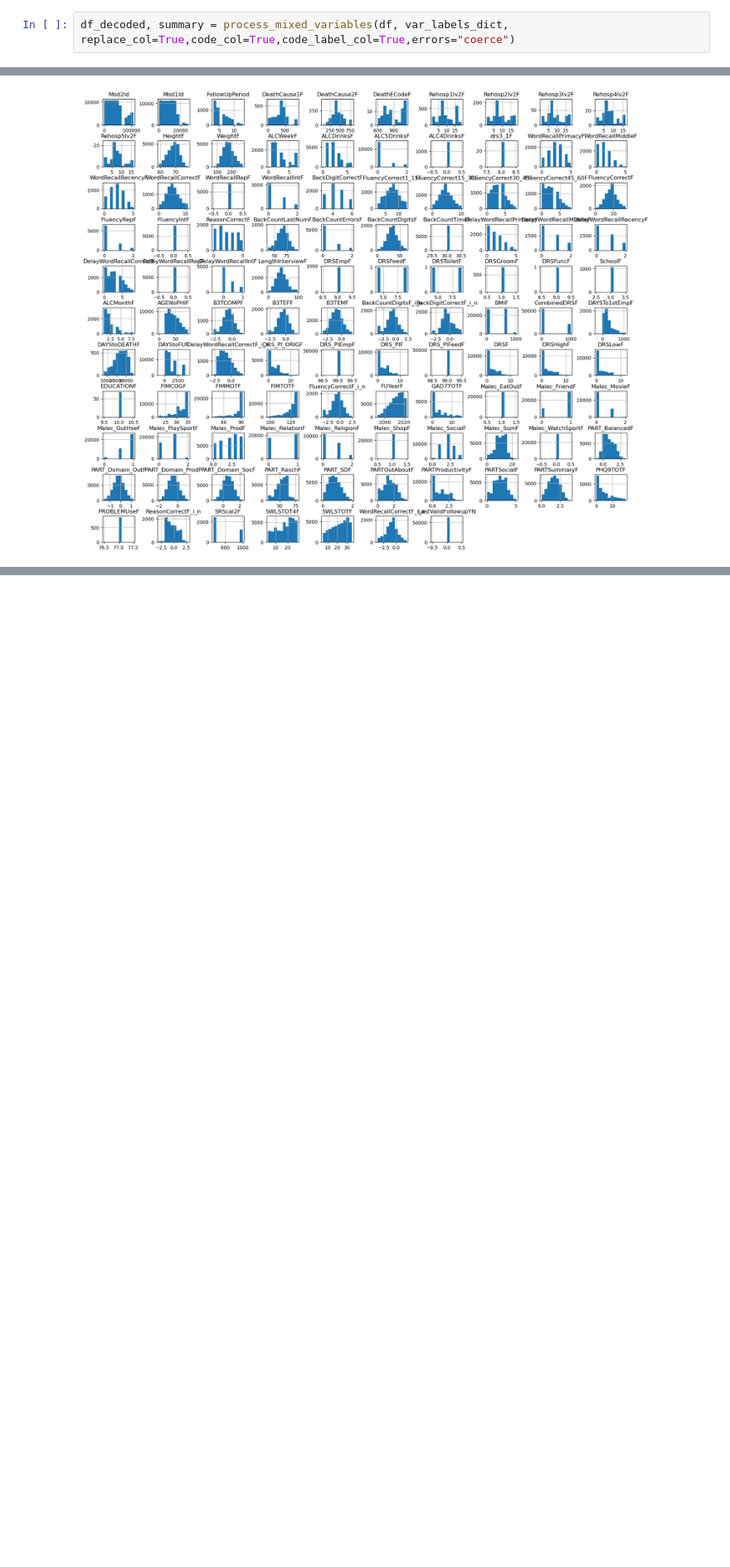
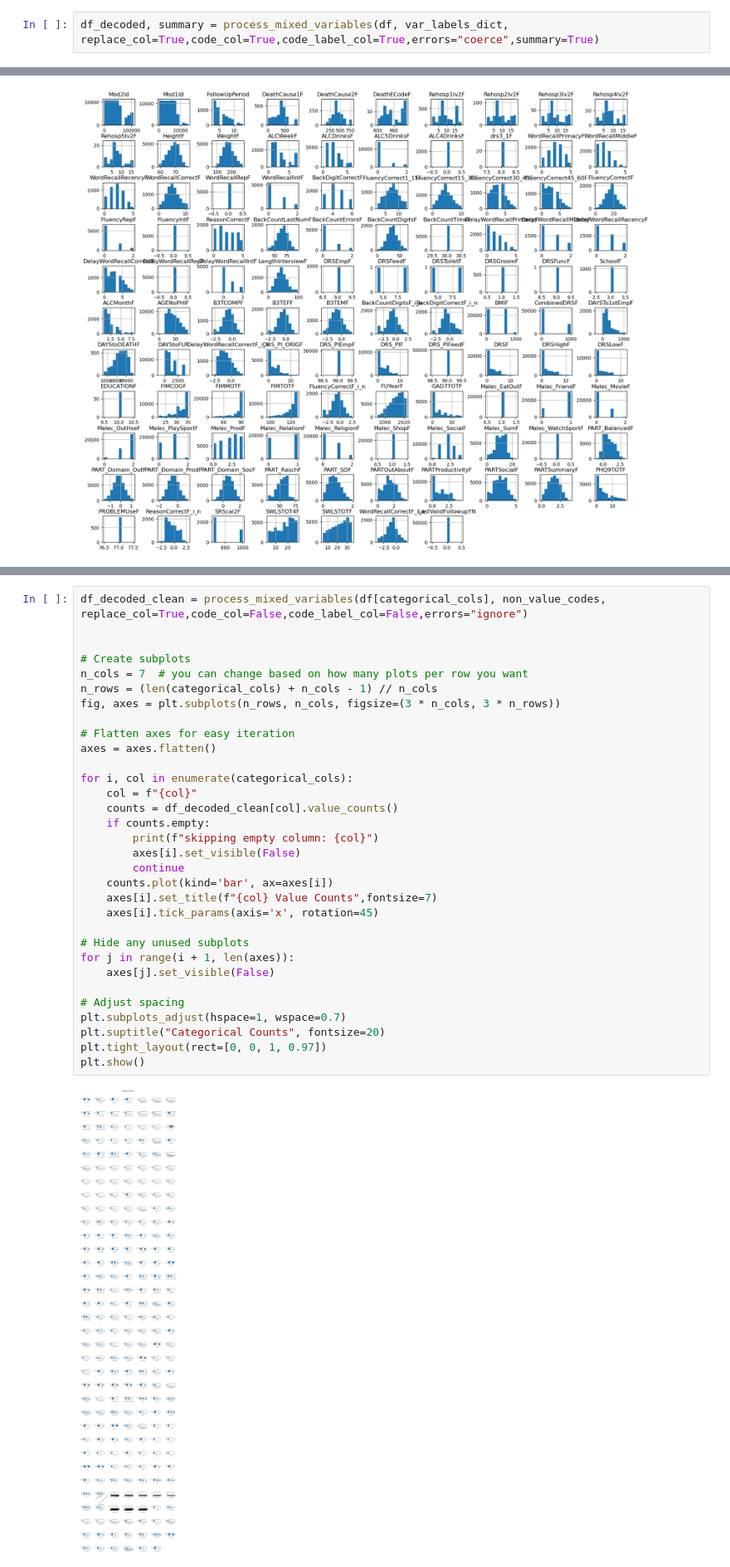
Before and after one commit to olsenben/PREDDICT-SPAULDING, a Jupyter notebook: notebooks/01_data_preprocessing_form_2.ipynb, the cells around one changed output, grey strips where cells are left out. Shown at 83% size. Saved outputs shown, nothing was run; the diff lists cells and outputs as text; blank space fills up the shorter version.

```diff
--- a/notebooks/01_data_preprocessing_form_2.ipynb
+++ b/notebooks/01_data_preprocessing_form_2.ipynb
@@ -181,5 +184,5 @@ def process_mixed_variables(df, value_labels_dict, replace_col=False, code_col=F
 # %%
-df_decoded, summary = process_mixed_variables(df, var_labels_dict, replace_col=True,code_col=True,code_label_col=True,errors="coerce")
+df_decoded, summary = process_mixed_variables(df, var_labels_dict, replace_col=True,code_col=True,code_label_col=True,errors="coerce",summary=True)
 # %%
 def find_col_by_variable(df, value):
     cols = []
@@ -452,0 +485,34 @@ print(continuous_cols)
+# %%
+df_decoded_clean = process_mixed_variables(df[categorical_cols], non_value_codes, replace_col=True,code_col=False,code_label_col=False,errors="ignore")
+
+
+# Create subplots
+n_cols = 7  # you can change based on how many plots per row you want
+n_rows = (len(categorical_cols) + n_cols - 1) // n_cols
+fig, axes = plt.subplots(n_rows, n_cols, figsize=(3 * n_cols, 3 * n_rows))
+
+# Flatten axes for easy iteration
+axes = axes.flatten()
+
+for i, col in enumerate(categorical_cols):
+    col = f"{col}"
+    counts = df_decoded_clean[col].value_counts()
+    if counts.empty:
+        print(f"skipping empty column: {col}")
+        axes[i].set_visible(False)
+        continue
+    counts.plot(kind='bar', ax=axes[i])
+    axes[i].set_title(f"{col} Value Counts",fontsize=7)
+    axes[i].tick_params(axis='x', rotation=45)
+
+# Hide any unused subplots
+for j in range(i + 1, len(axes)):
+    axes[j].set_visible(False)
+
+# Adjust spacing
+plt.subplots_adjust(hspace=1, wspace=0.7)
+plt.suptitle("Categorical Counts", fontsize=20)
+plt.tight_layout(rect=[0, 0, 1, 0.97])
+plt.show()
+# %% [output]
+[figure, added]
```
Also changed, not shown: parts of 10 cells of this notebook, 3 other files.
